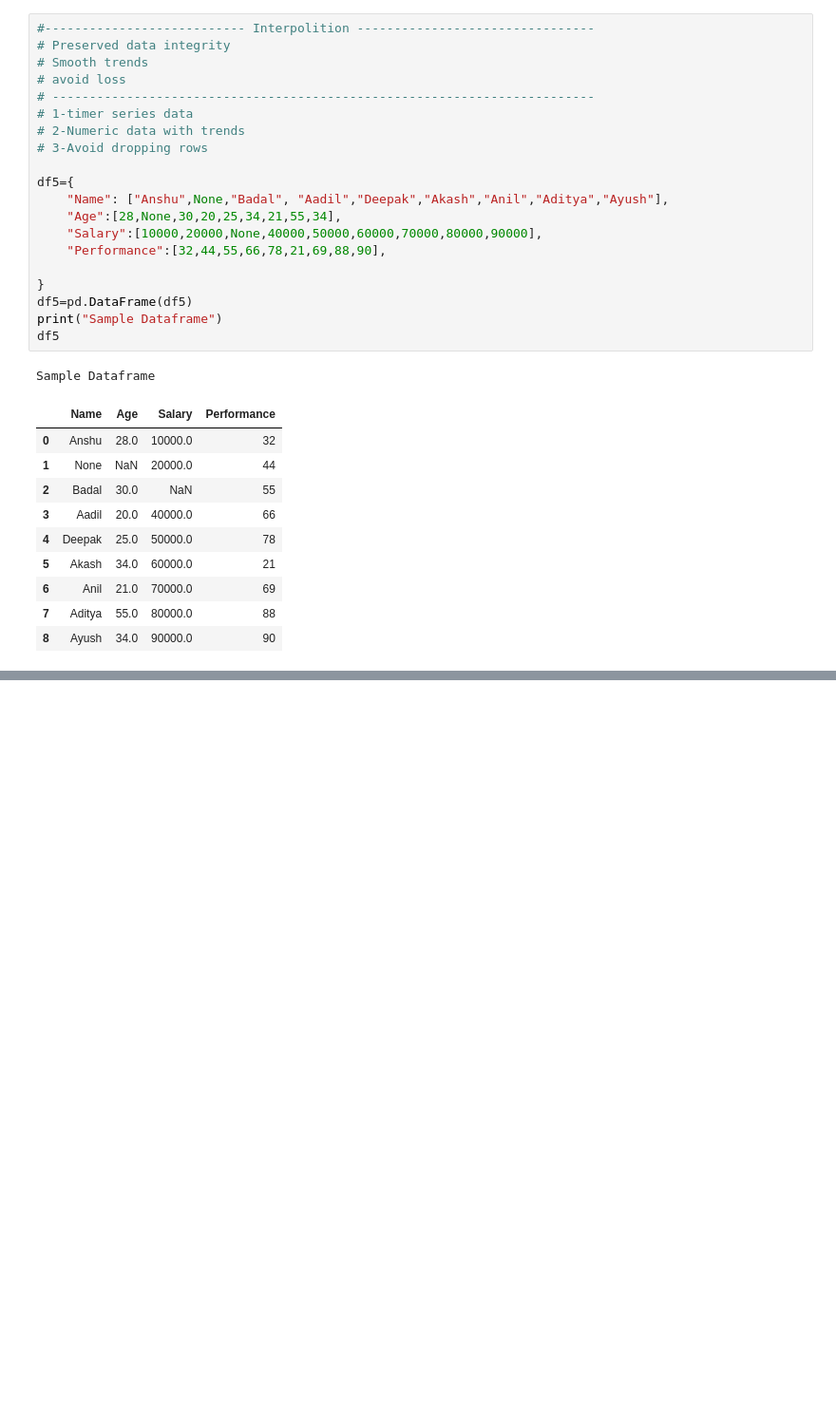
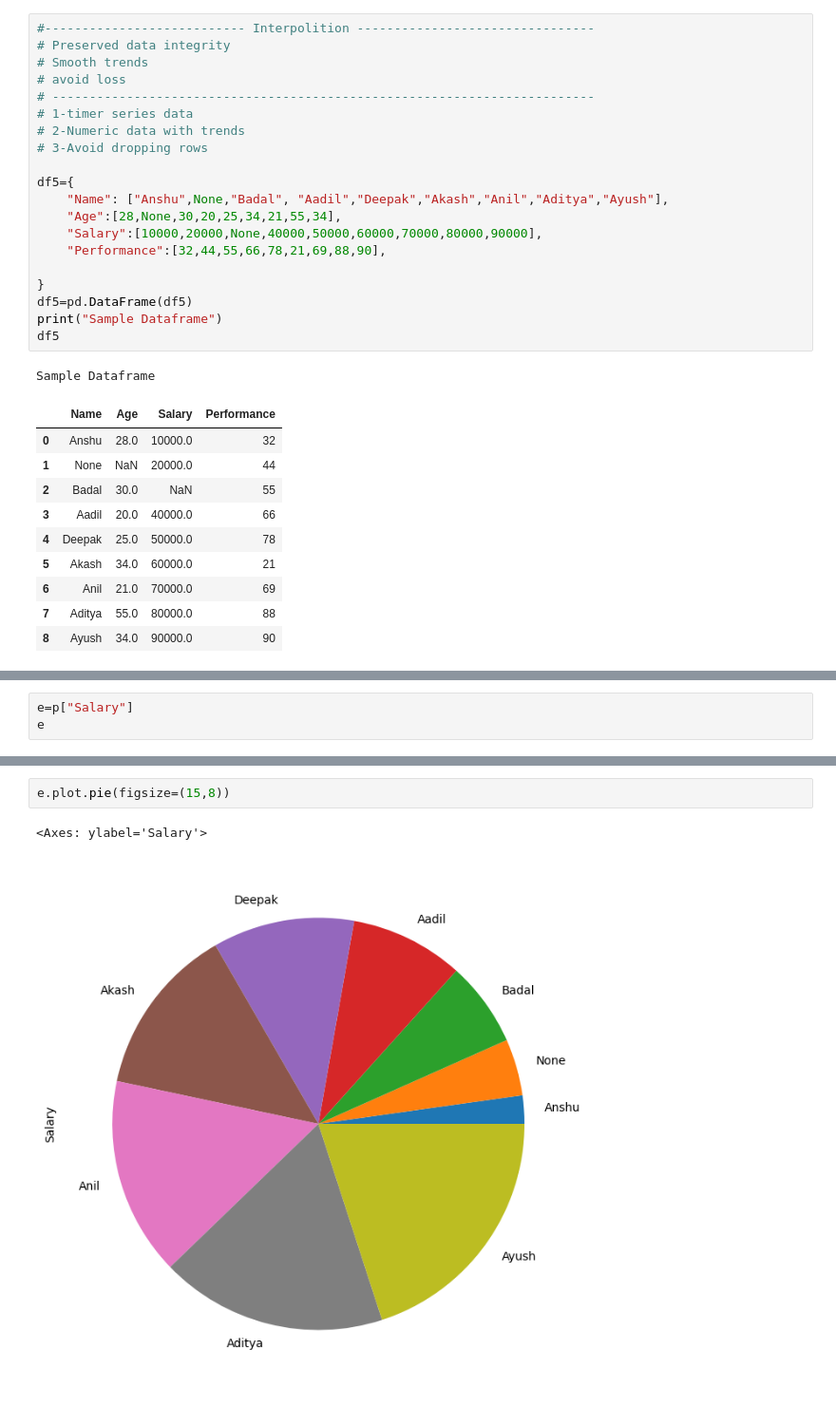
Before and after one commit to anshuKumar-codes/Data_Analytics_Journey, a Jupyter notebook: Pandas/day 1 pandas.ipynb, the cells around one changed output, grey strips where cells are left out. Shown at 95% size. Saved outputs shown, nothing was run; the diff lists cells and outputs as text; blank space fills up the shorter version.

```diff
--- a/Pandas/day 1 pandas.ipynb
+++ b/Pandas/day 1 pandas.ipynb
@@ -647,0 +648,3 @@ For example, when doing 'df[col].method(value, inplace=True)', try using 'df.met
+# %%
+e=p["Salary"]
+e
@@ -647,0 +663,5 @@ For example, when doing 'df[col].method(value, inplace=True)', try using 'df.met
+# %%
+e.plot.pie(figsize=(15,8))
+# %% [output]
+<Axes: ylabel='Salary'>
+[figure, added]
```
Also changed, not shown: parts of 28 cells of this notebook, 2 other files.
